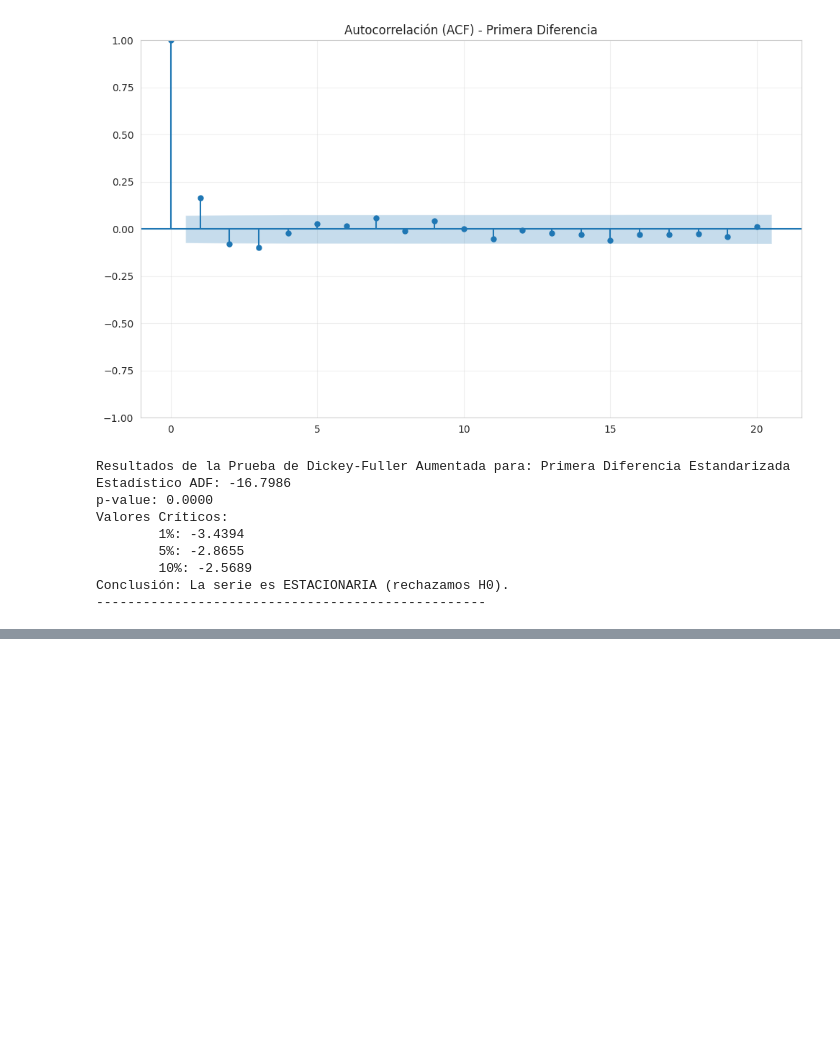
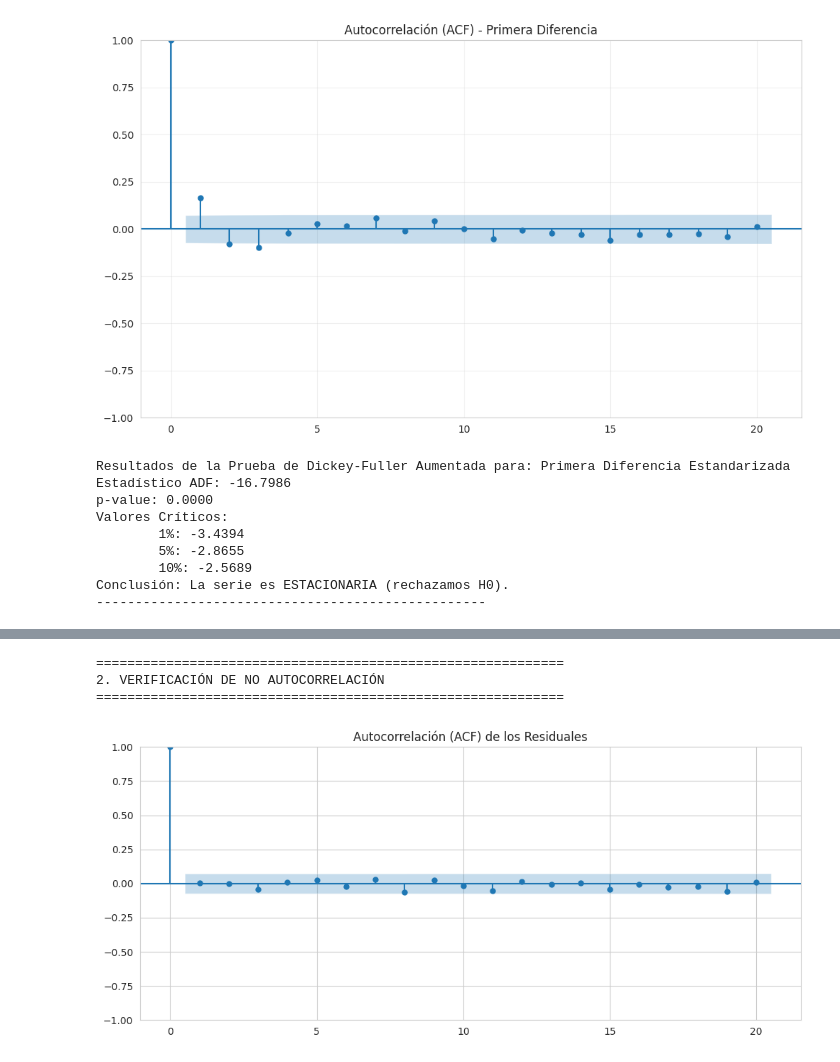
Before and after one commit to aalejoz25/BigData-ST, a Jupyter notebook: arma+garch.ipynb, the cells around one changed output, grey strips where cells are left out. Cells and saved outputs as stored; diff of their text form; code cells hidden in the pictures; blank space fills up the shorter version.

Commit message:
ARMA+GARCH v1

```diff
--- a/arma+garch.ipynb
+++ b/arma+garch.ipynb
@@ -598,0 +628,68 @@ Gráfica generada y residuos calculados.
+# %%
+# 2. NO AUTOCORRELACIÓN
+from statsmodels.stats.diagnostic import acorr_ljungbox
+
+print("\n" + "="*60)
+print("2. VERIFICACIÓN DE NO AUTOCORRELACIÓN")
+print("="*60)
+
+# Gráfico ACF de residuales
+fig, ax = plt.subplots(figsize=(12, 5))
+plot_acf(residuals_arma, lags=20, ax=ax, title='Autocorrelación (ACF) de los Residuales')
+plt.show()
+
+# Prueba de Ljung-Box
+# H0: No hay autocorrelación en los residuales hasta el lag k
+lb_test = acorr_ljungbox(residuals_arma, lags=[10], return_df=True)
+print("\nResultados de la Prueba Ljung-Box (Lag 10):")
+print(lb_test)
+
+p_val_lb = lb_test['lb_pvalue'].values[0]
+if p_val_lb > 0.05:
+    print(f"\n✅ Conclusión (p={p_val_lb:.4f} > 0.05): No hay evidencia de autocorrelación en los residuales.")
+else:
+    print(f"\n❌ Conclusión (p={p_val_lb:.4f} < 0.05): Existe autocorrelación en los residuales (El modelo ARMA podría mejorarse).")
+
+# --- NUEVO: Correlación cruzada con variables explicativas del modelo ÓPTIMO ---
+print("\n" + "-"*60)
+print(f"ANÁLISIS DE CORRELACIÓN CRUZADA (Residuales vs Features ARMA({p},{q}))")
+print("-" * 60)
+
+# Nota: Usamos los features de la serie ESTANDARIZADA (y) que es la que usó el modelo.
+# Reconstruimos los lags correspondientes a p (AR) y q (MA).
+
+# 1. Correlación con la variable objetivo (y_t)
+corr_target = residuals_arma.corr(y)
+print(f"Correlación Residuales vs Variable Objetivo (y_t): {corr_target:.4f}")
+
+# 2. Generación de Features del Modelo (AR y MA)
+# AR(p): Depende de y_{t-1}, ..., y_{t-p}
+# MA(q): Depende de epsilon_{t-1}, ..., epsilon_{t-q} (usamos residuales pasados como proxy)
+
+features_to_plot = []
+
+print("\nCorrelaciones con componentes del modelo:")
+
+# Verificar términos AR (Rezagos de la variable estandarizada)
+for i in range(1, p + 1):
+    ar_term = y.shift(i)
+    ar_name = f'AR_Lag_{i} (y_t-{i})'
+    corr_val = residuals_arma.corr(ar_term)
+    print(f"   - vs {ar_name}: {corr_val:.4f}")
+
+# Verificar términos MA (Rezagos de los residuales)
+for i in range(1, q + 1):
+    ma_term = residuals_arma.shift(i)
+    ma_name = f'MA_Lag_{i} (resid_t-{i})'
+    # Nota: La correlación entre resid y resid_shifted es básicamente la autocorrelación que ya medimos,
+    # pero la incluimos por completitud como "feature" del componente MA.
+    corr_val = residuals_arma.corr(ma_term)
+    print(f"   - vs {ma_name}: {corr_val:.4f}")
+
+if p == 0 and q == 0:
+    print("   (Modelo ARMA(0,0) - Sin componentes AR/MA para verificar)")
+# %% [output]
+============================================================
+2. VERIFICACIÓN DE NO AUTOCORRELACIÓN
+============================================================
+[figure, added]
```
Also changed, not shown: parts of 22 cells of this notebook.
